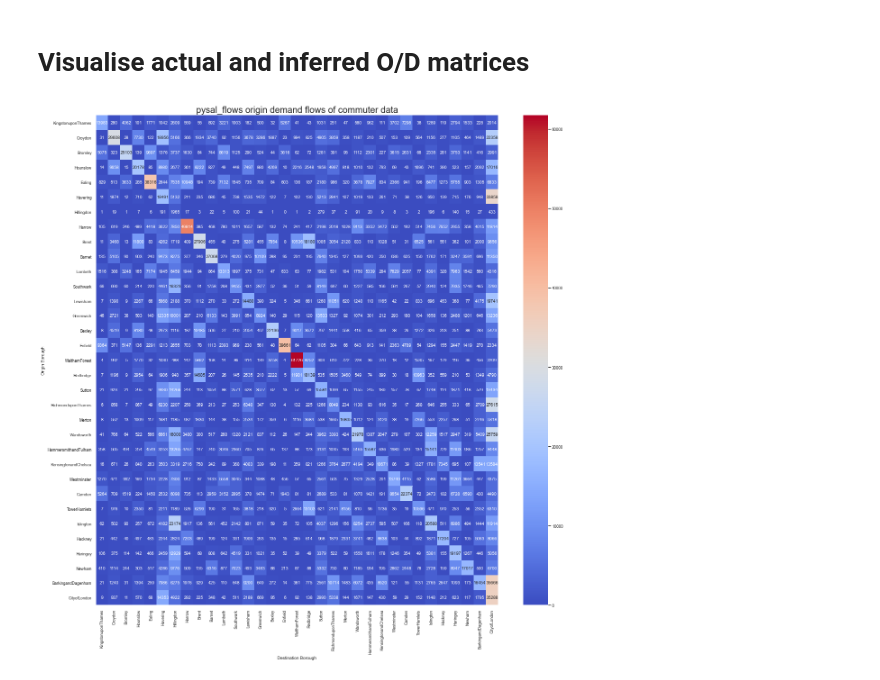
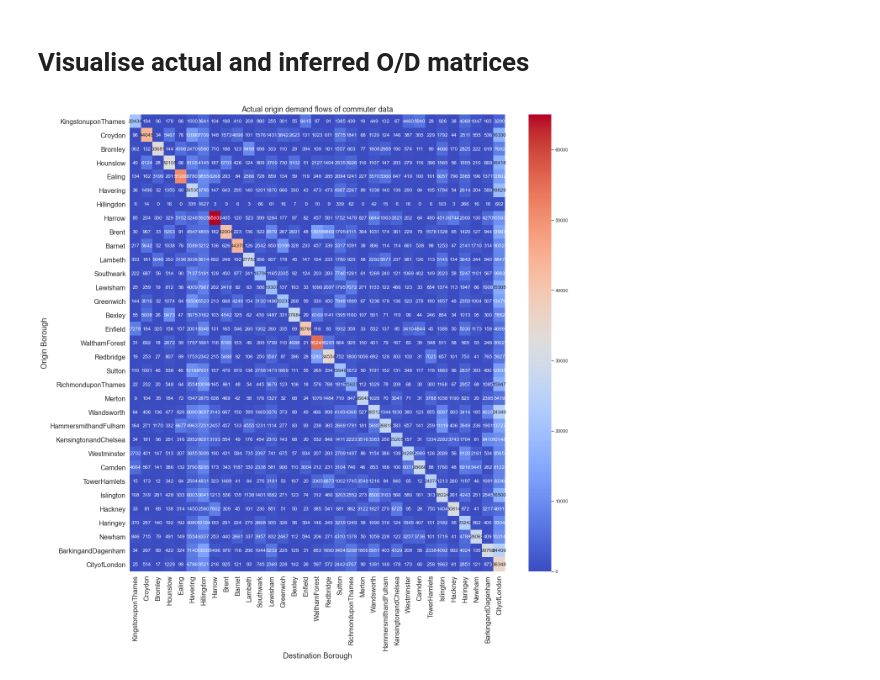
Before and after one commit to YannisZa/stochastic-travel-demand-modelling, a Jupyter notebook: notebooks/doubly_constrained_spatial_interaction_model.ipynb, the cells around one changed output. Saved outputs shown, nothing was run; the diff lists cells and outputs as text; code cells hidden in the pictures.

```diff
--- a/notebooks/doubly_constrained_spatial_interaction_model.ipynb
+++ b/notebooks/doubly_constrained_spatial_interaction_model.ipynb
@@ -271,0 +368,22 @@ Newton Raphson (C function) total demand: [ 38731.  74773.  45406.  68306.  7621
+# %%
+# Change font scaling
+sns.set(font_scale=1)
+# Set plot size
+plt.figure(figsize=(20,20))
+# Add heatmap
+cost_matrix_heatmap = sns.heatmap(cost_matrix,
+                            annot=True,
+                            cmap="coolwarm",
+                            xticklabels=boroughs,
+                            yticklabels=boroughs,
+                            linewidths=.05)
+# Add x,y axes labels
+plt.xlabel("Destination Borough",fontsize=18)
+plt.ylabel("Origin Borough",fontsize=18)
+# Add title
+plt.title('Cost matrix of {} data'.format(dataset), fontsize=18)
+# Increase tick font size
+plt.tick_params(labelsize=16)
+
+# Save figure to output
+plt.savefig('../data/output/{}/figures/actual/cost_matrix.png'.format(dataset))
@@ -274,10 +394,13 @@ Newton Raphson (C function) total demand: [ 38731.  74773.  45406.  68306.  7621
 # %%
 # Actual flows: od_matrix -- name: actual_flows
 # PySal flows: pysal_flows -- name: pysal_flows
-# Newton Raphson (C) algorithm's flows: newton_raphson_flows -- name: Newton_raphson_flows
+# Newton Raphson (C) algorithm's flows: newton_raphson_flows -- name: newton_raphson_flows
+# Grid DSF search (C)malgorithm's flows: dsf_flos --name: dsf_flows
 
 # Choose filename
-filename = "pysal_flows"
+filename = "actual_flows"
+# Get method name from filename
+method = filename.split('_flows')[0]
 
 # Decide which data to visualise
 if "actual" in filename:
@@ -289,3 +412,6 @@ elif "pysal" in filename:
 elif "newton_raphson" in filename:
     # Decide which data to plot
     heatmap_data = newton_raphson_flows.astype(int)
+elif "dsf_flows" in filename:
+    # Decide which data to plot
+    heatmap_data = dsf_flows.astype(int)
@@ -292,22 +424,24 @@ elif "newton_raphson" in filename:
 # %%
 # Change font scaling
-sns.set(font_scale=0.8)
+sns.set(font_scale=1)
 # Set plot size
 plt.figure(figsize=(20,20))
 # Add heatmap
 flow_heatmap = sns.heatmap(heatmap_data,
                             annot=True,
                             cmap="coolwarm",
                             fmt="d",
                             xticklabels=boroughs,
                             yticklabels=boroughs)
 # Add x,y axes labels
-plt.xlabel("Destination Borough")
-plt.ylabel("Origin Borough")
+plt.xlabel("Destination Borough",fontsize=18)
+plt.ylabel("Origin Borough",fontsize=18)
 # Add title
-plt.title('{} origin demand flows of {} data'.format(filename,dataset), fontsize=20)
+plt.title('{} origin demand flows of {} data'.format(method.title(),dataset), fontsize=18)
+# Increase tick font size
+plt.tick_params(labelsize=16)
 
 # Save figure to output
-plt.savefig('../data/output/{}/figures/{}.png'.format(dataset,filename))
+plt.savefig('../data/output/{}/figures/{}/{}.png'.format(dataset,method,filename))
 # %% [output]
-[figure, old version]
+[figure, new version]
```
Also changed, not shown: parts of 41 cells of this notebook.
